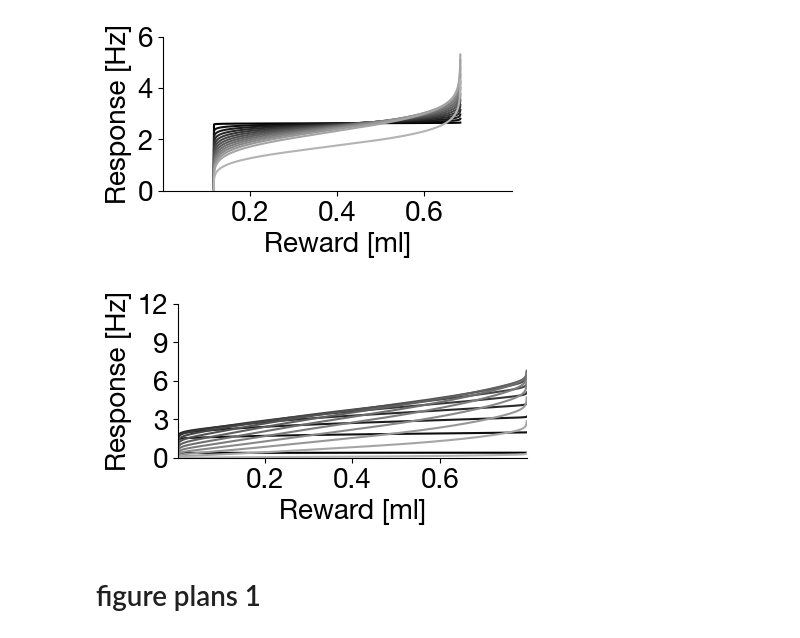
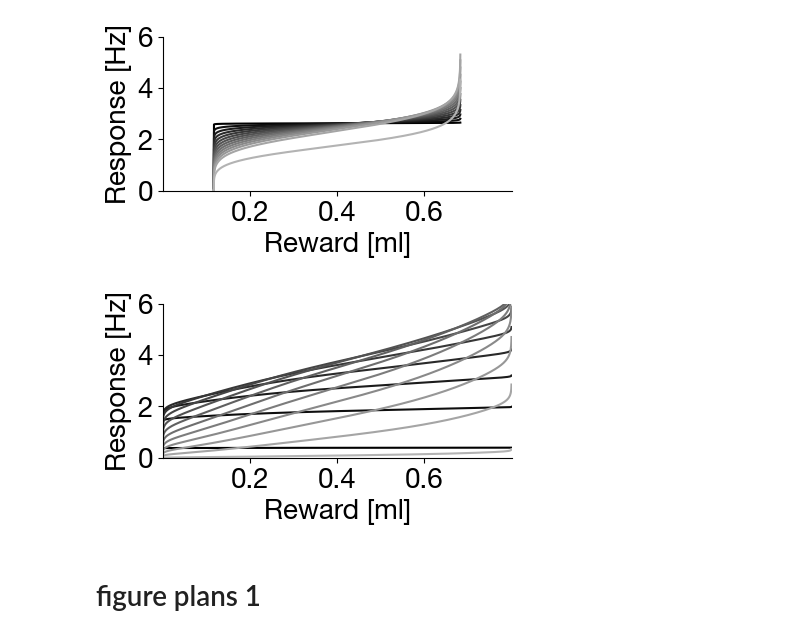
Before and after one commit to dongjae-kim/efficient-coding-dist-rl, a Jupyter notebook: Fitting_moment_matching_rothenhoefer_shared_params.ipynb, the cells around one changed output. Cells and saved outputs as stored; diff of their text form; code cells hidden in the pictures.

```diff
--- a/Fitting_moment_matching_rothenhoefer_shared_params.ipynb
+++ b/Fitting_moment_matching_rothenhoefer_shared_params.ipynb
@@ -319,36 +319,36 @@ plt.rcParams['font.family'] = 'Helvetica Neue'
 plt.rcParams['font.size'] = 20
 fig, ax = plt.subplots(1,1)
 
 
 fig.set_figwidth(4.5)
 fig.set_figheight(2)
 
 colors = np.linspace(0, 0.7, ec_norm.N)
 
 ymax = []
 # subsample for only 1 third of ec_unfm.N
 for i in range(ec_unfm.N):
     if i%3 == 0:
         plt.plot(ec_norm.x[:-2], ec_norm.neurons_[i][:-2], color=str(colors[i]))
         ymax.append(ec_norm.neurons_[i][1499])
 # plt.ylim((0,round(np.max(self.neurons_[self.N-2]),1)))
 
 ax.set_xlabel('Reward [ml]')
 ax.set_ylabel('Response [Hz]')
 
 ax.spines['right'].set_visible(False)
 ax.spines['top'].set_visible(False)
 ax.set_xticks([.2, .4, .6])
 
-ax.set_yticks([0,3,6,9,12,15])
+ax.set_yticks([0,2,4,6])
 
 plt.xlim([0, 0.8])
-plt.ylim([0, 12])
+plt.ylim([0, 6])
 fig.savefig('./figures_rothenhoefer/'+'neuron_norm_pop_subsample.png', bbox_inches="tight")
 fig.savefig('./figures_rothenhoefer/'+'neuron_norm_pop_subsample.pdf', bbox_inches="tight")
 plt.show()
 # %% [output]
-[figure, old version]
+[figure, new version]
 # %% [markdown]
 # figure plans 1
 # %% [markdown]
```
Also changed, not shown: 1 other file.
